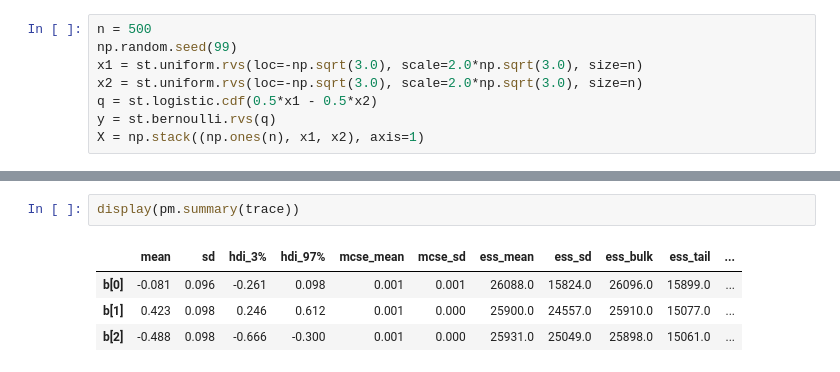
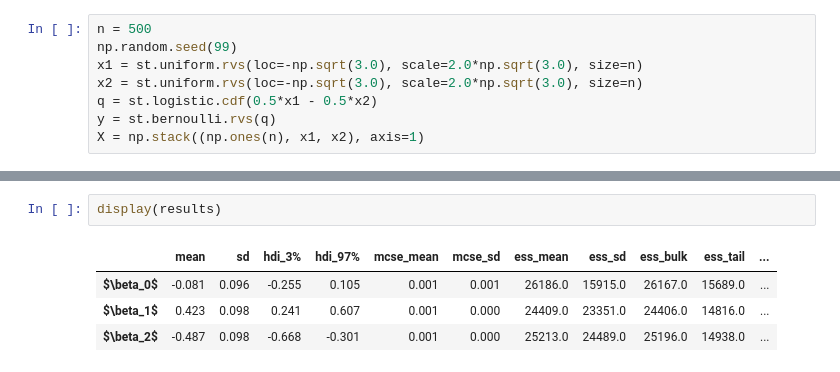
Before and after one commit to nakatsuma/probability_and_statistics, a Jupyter notebook: notebook-a/logit.ipynb, the cells around one changed output, grey strips where cells are left out. Drawn from its saved outputs; the diff is of its cells as text.

```diff
--- a/notebook-a/logit.ipynb
+++ b/notebook-a/logit.ipynb
@@ -61,8 +59,8 @@ Sampling 4 chains for 1_000 tune and 5_000 draw iterations (4_000 + 20_000 draws
-# %%
-display(pm.summary(trace))
-# %% [output]
-|  | mean | sd | hdi_3% | hdi_97% | mcse_mean | mcse_sd | ess_mean | ess_sd | ess_bulk | ess_tail | ... |
-| b[0] | -0.081 | 0.096 | -0.261 | 0.098 | 0.001 | 0.001 | 26088.0 | 15824.0 | 26096.0 | 15899.0 | ... |
-| b[1] | 0.423 | 0.098 | 0.246 | 0.612 | 0.001 | 0.000 | 25900.0 | 24557.0 | 25910.0 | 15077.0 | ... |
-| b[2] | -0.488 | 0.098 | -0.666 | -0.300 | 0.001 | 0.000 | 25931.0 | 25049.0 | 25898.0 | 15061.0 | ... |
+# %%
+display(results)
+# %% [output]
+|  | mean | sd | hdi_3% | hdi_97% | mcse_mean | mcse_sd | ess_mean | ess_sd | ess_bulk | ess_tail | ... |
+| $\beta_0$ | -0.081 | 0.096 | -0.255 | 0.105 | 0.001 | 0.001 | 26186.0 | 15915.0 | 26167.0 | 15689.0 | ... |
+| $\beta_1$ | 0.423 | 0.098 | 0.241 | 0.607 | 0.001 | 0.000 | 24409.0 | 23351.0 | 24406.0 | 14816.0 | ... |
+| $\beta_2$ | -0.487 | 0.098 | -0.668 | -0.301 | 0.001 | 0.000 | 25213.0 | 24489.0 | 25196.0 | 14938.0 | ... |
 # %%
```
Also changed, not shown: parts of 4 cells of this notebook.
